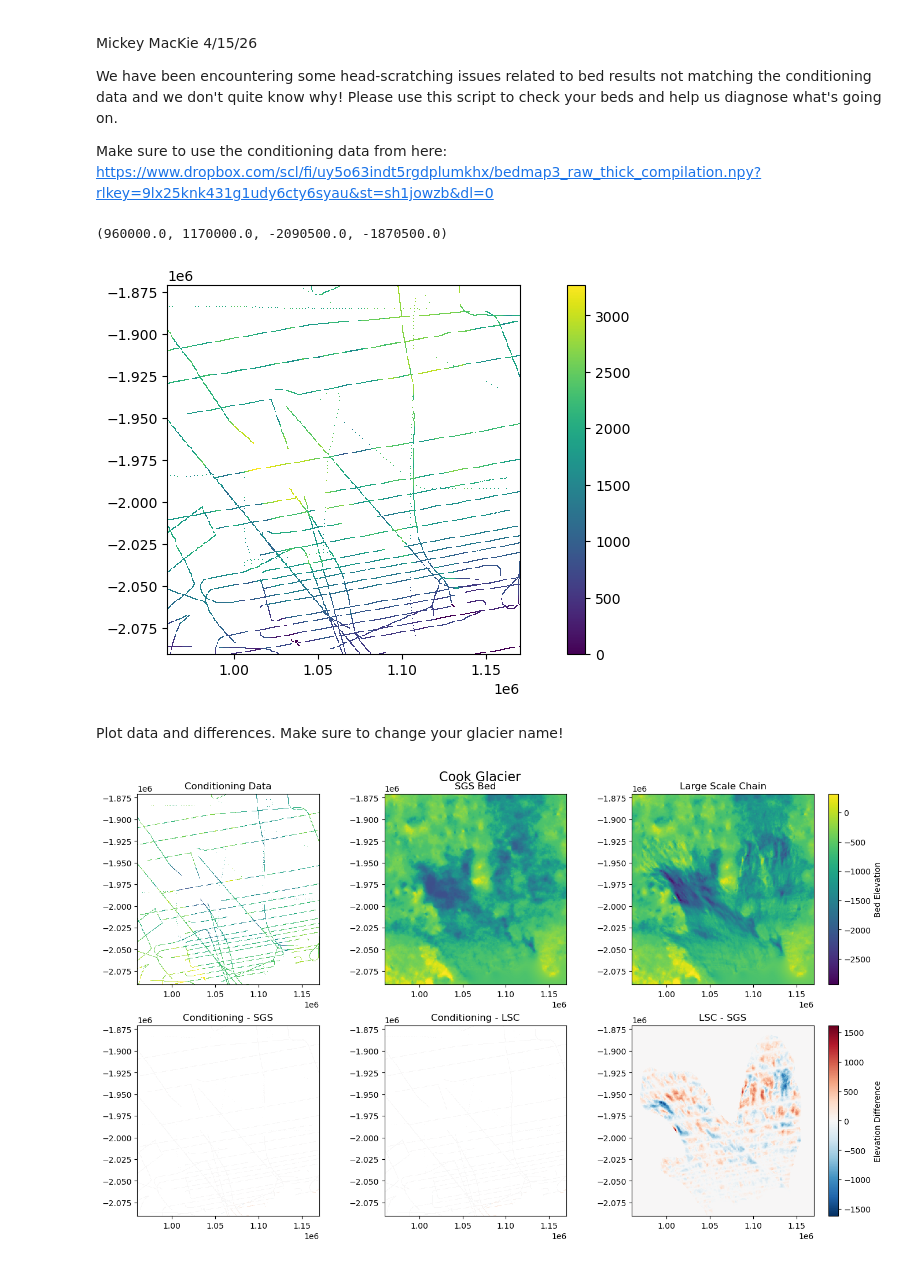
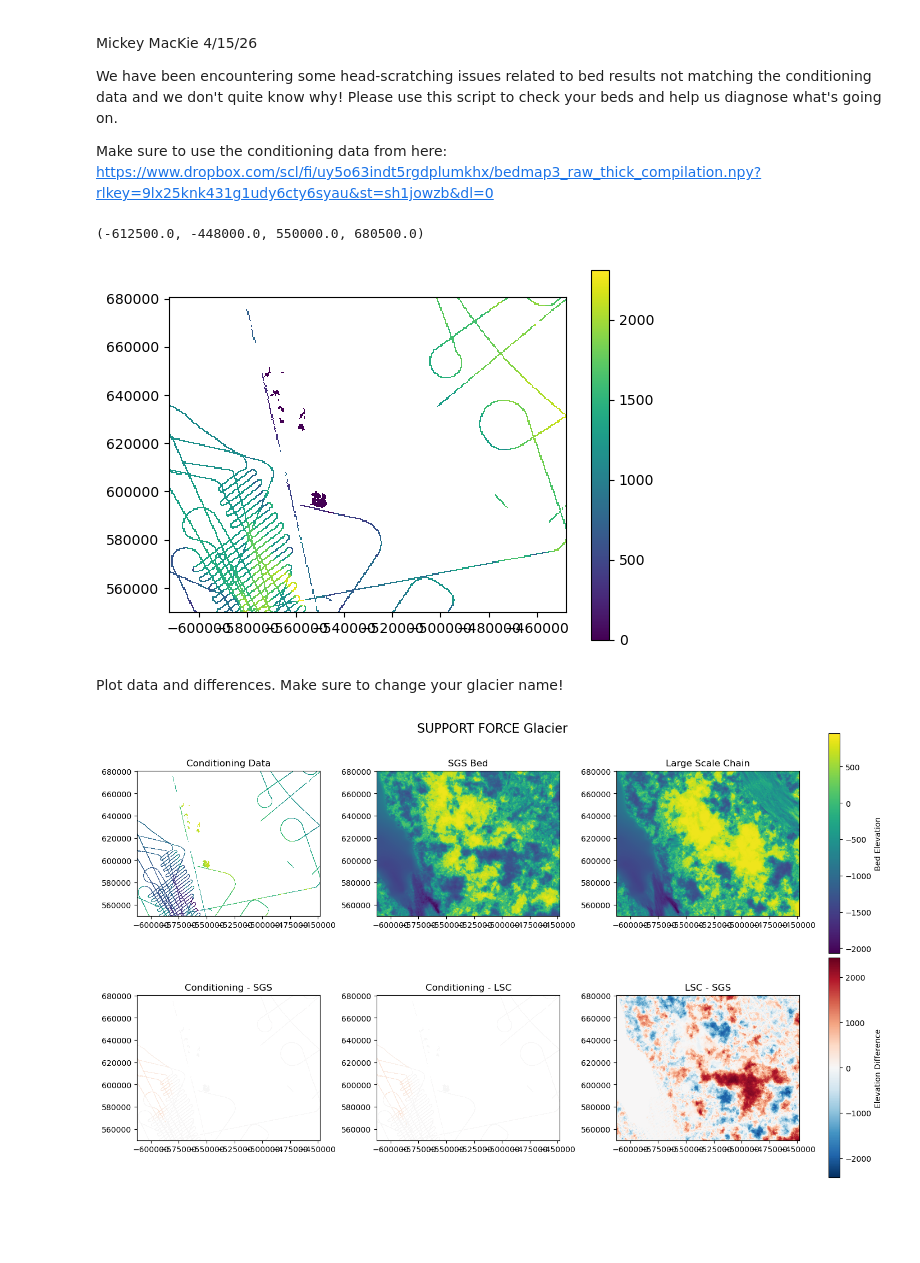
Before and after one commit to tylerrleee/mcmc-gpu, a Jupyter notebook: conditioning_data_check.ipynb, the cells around one changed output. Saved outputs shown, nothing was run; the diff lists cells and outputs as text; code cells hidden in the pictures; blank space fills up the shorter version.

```diff
--- a/conditioning_data_check.ipynb
+++ b/conditioning_data_check.ipynb
@@ -13,23 +13,24 @@ import pandas as pd
 import xarray as xr
 # %%
 # load compiled bed elevation measurements
-df = pd.read_csv('Cook/CookDataGridded.csv')
+df = pd.read_csv('./data/griddedData/Support_Force.csv')
 
 # load an example SGS realization
 #sgs = pd.read_csv('Cook/Cook_sgs_bed_0.txt')
-sgs = np.loadtxt('Cook/sgs_bed_cook.txt')
+sgs = np.loadtxt('./sgs_beds/SupportForce_0.txt')
 
 # load an example large-scale chain output
-lsc = np.loadtxt('Cook/Cook_beds_800000.txt') # your file will probably have a different naming. Might need to use np.load instead
+lsc = np.load('./data/Support_Force/LargeScaleChain/125068/bed_200k.npy') # your file will probably have a different naming. Might need to use np.load instead
 
 # load the most up to date conditioning data
-radar_thickness = np.load('/Users/mackie/UF Dropbox/Mickey MacKie/Teaching/CURE-mass con/geotatsMCMC-main/DEMOGORGN data/bedmap3_raw_thick_compilation.npy')
+radar_thickness = np.load('./data/bedmap3_raw_thick_compilation.npy')
 # %%
 # create a grid of x and y coordinates (use your coordinates from T1)
-xmin = 960250
-xmax = 1170250
-ymin = -2090250
-ymax = -1870250
+import data.config_supportForce as config
+xmin = config.xmin
+xmax = config.xmax
+ymin = config.ymin
+ymax = config.ymax
 
 resolution = 500
 
@@ -57,8 +58,8 @@ plt.pcolormesh(xx,yy,radar_thickness)
 plt.colorbar()
 plt.axis('scaled')
 # %% [output]
-(960000.0, 1170000.0, -2090500.0, -1870500.0)
+(-612500.0, -448000.0, 550000.0, 680500.0)
-[figure, old version]
+[figure, new version]
 # %%
 # unpack dataframe
 bedmap_mask = df['bedmap_mask'].values.reshape(xx.shape)
@@ -87,7 +88,7 @@ dmin, dmax = -diff_max, diff_max
 fig, axs = plt.subplots(2, 3, figsize=(14, 8), constrained_layout=True)
 
 # --- Overall title ---
-fig.suptitle("Cook Glacier", fontsize=16, y=1.02)
+fig.suptitle("SUPPORT FORCE Glacier", fontsize=16, y=1.02)
 
 # =========================
 # Top row: original fields
@@ -102,31 +103,31 @@ axs[0, 1].set_aspect('equal')
 
 im2 = axs[0, 2].pcolormesh(xx, yy, lsc, vmin=vmin, vmax=vmax)
 axs[0, 2].set_title("Large Scale Chain")
 axs[0, 2].set_aspect('equal')
 
 # shared colorbar (top row)
 cbar1 = fig.colorbar(im2, ax=axs[0, :], fraction=0.025, pad=0.02)
 cbar1.set_label("Bed Elevation")
 
 # =========================
 # Bottom row: differences
 # =========================
 im3 = axs[1, 0].pcolormesh(xx, yy, diff_sgs, vmin=dmin, vmax=dmax, cmap='RdBu_r')
 axs[1, 0].set_title("Conditioning - SGS")
 axs[1, 0].set_aspect('equal')
 
 im4 = axs[1, 1].pcolormesh(xx, yy, diff_lsc, vmin=dmin, vmax=dmax, cmap='RdBu_r')
 axs[1, 1].set_title("Conditioning - LSC")
 axs[1, 1].set_aspect('equal')
 
 im5 = axs[1, 2].pcolormesh(xx, yy, diff_lsc_sgs, vmin=dmin, vmax=dmax, cmap='RdBu_r')
 axs[1, 2].set_title("LSC - SGS")
 axs[1, 2].set_aspect('equal')
 
 # shared colorbar (bottom row)
 cbar2 = fig.colorbar(im5, ax=axs[1, :], fraction=0.025, pad=0.02)
 cbar2.set_label("Elevation Difference")
 
 plt.show()
 # %% [output]
-[figure, old version]
+[figure, new version]
```
Also changed, not shown: 8 other files.
